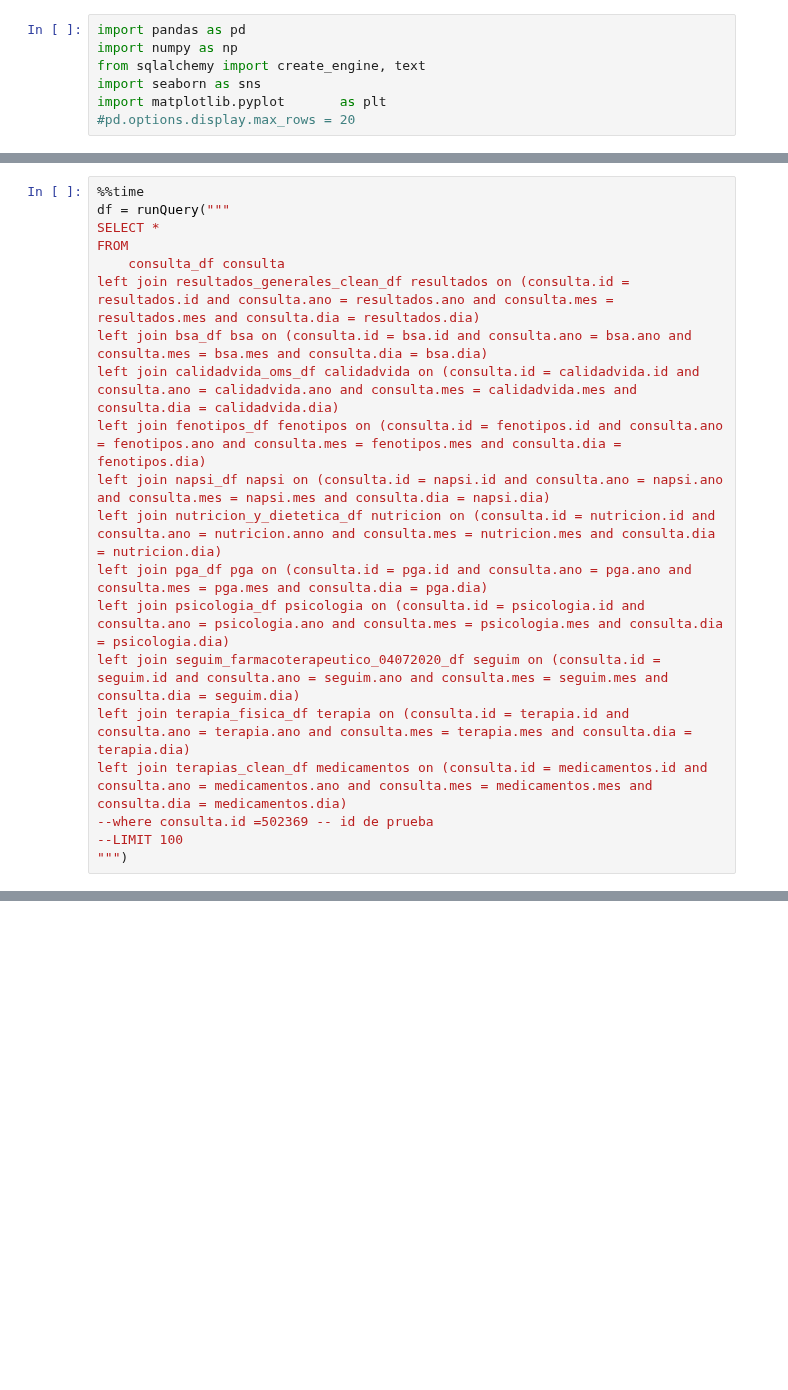
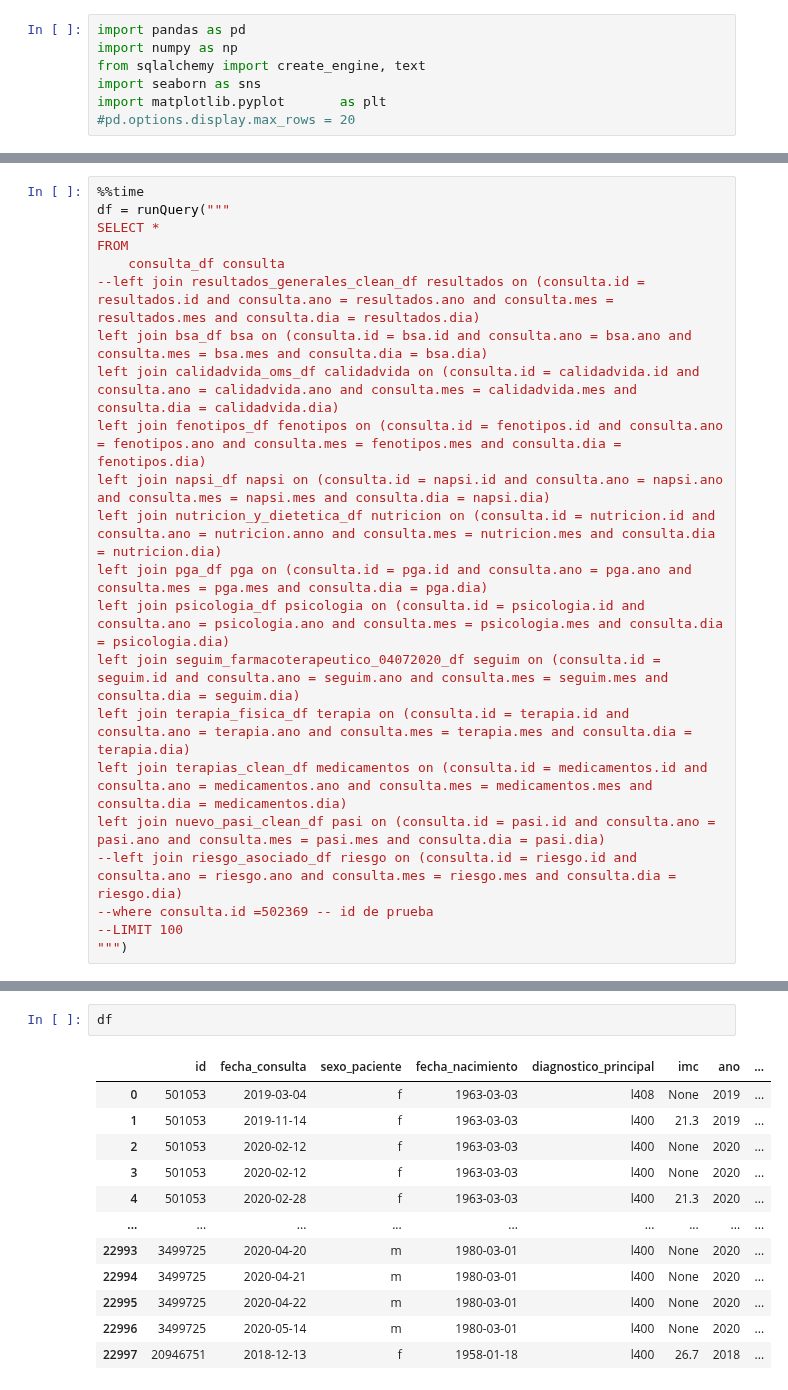
Before and after one commit to mavalderrama/helpharma, a Jupyter notebook: notebooks/saca_sabana.ipynb, the cells around one changed output, grey strips where cells are left out. Saved outputs shown, nothing was run; the diff lists cells and outputs as text; blank space fills up the shorter version.

```diff
--- a/notebooks/saca_sabana.ipynb
+++ b/notebooks/saca_sabana.ipynb
@@ -29,7 +27,7 @@ df = runQuery("""
 SELECT *
 FROM
     consulta_df consulta
-left join resultados_generales_clean_df resultados on (consulta.id = resultados.id and consulta.ano = resultados.ano and consulta.mes = resultados.mes and consulta.dia = resultados.dia)
+--left join resultados_generales_clean_df resultados on (consulta.id = resultados.id and consulta.ano = resultados.ano and consulta.mes = resultados.mes and consulta.dia = resultados.dia)
 left join bsa_df bsa on (consulta.id = bsa.id and consulta.ano = bsa.ano and consulta.mes = bsa.mes and consulta.dia = bsa.dia)
 left join calidadvida_oms_df calidadvida on (consulta.id = calidadvida.id and consulta.ano = calidadvida.ano and consulta.mes = calidadvida.mes and consulta.dia = calidadvida.dia)
 left join fenotipos_df fenotipos on (consulta.id = fenotipos.id and consulta.ano = fenotipos.ano and consulta.mes = fenotipos.mes and consulta.dia = fenotipos.dia)
@@ -40,6 +38,8 @@ left join psicologia_df psicologia on (consulta.id = psicologia.id and consulta.
 left join seguim_farmacoterapeutico_04072020_df seguim on (consulta.id = seguim.id and consulta.ano = seguim.ano and consulta.mes = seguim.mes and consulta.dia = seguim.dia)
 left join terapia_fisica_df terapia on (consulta.id = terapia.id and consulta.ano = terapia.ano and consulta.mes = terapia.mes and consulta.dia = terapia.dia)
 left join terapias_clean_df medicamentos on (consulta.id = medicamentos.id and consulta.ano = medicamentos.ano and consulta.mes = medicamentos.mes and consulta.dia = medicamentos.dia)
+left join nuevo_pasi_clean_df pasi on (consulta.id = pasi.id and consulta.ano = pasi.ano and consulta.mes = pasi.mes and consulta.dia = pasi.dia)
+--left join riesgo_asociado_df riesgo on (consulta.id = riesgo.id and consulta.ano = riesgo.ano and consulta.mes = riesgo.mes and consulta.dia = riesgo.dia)
 --where consulta.id =502369 -- id de prueba
 --LIMIT 100
 """)
@@ -52,0 +53,15 @@ df.shape
+# %%
+df
+# %% [output]
+|  | id | fecha_consulta | sexo_paciente | fecha_nacimiento | diagnostico_principal | imc | ano | ... |
+| 0 | 501053 | 2019-03-04 | f | 1963-03-03 | l408 | None | 2019 | ... |
+| 1 | 501053 | 2019-11-14 | f | 1963-03-03 | l400 | 21.3 | 2019 | ... |
+| 2 | 501053 | 2020-02-12 | f | 1963-03-03 | l400 | None | 2020 | ... |
+| 3 | 501053 | 2020-02-12 | f | 1963-03-03 | l400 | None | 2020 | ... |
+| 4 | 501053 | 2020-02-28 | f | 1963-03-03 | l400 | 21.3 | 2020 | ... |
+| ... | ... | ... | ... | ... | ... | ... | ... | ... |
+| 22993 | 3499725 | 2020-04-20 | m | 1980-03-01 | l400 | None | 2020 | ... |
+| 22994 | 3499725 | 2020-04-21 | m | 1980-03-01 | l400 | None | 2020 | ... |
+| 22995 | 3499725 | 2020-04-22 | m | 1980-03-01 | l400 | None | 2020 | ... |
+| 22996 | 3499725 | 2020-05-14 | m | 1980-03-01 | l400 | None | 2020 | ... |
+| 22997 | 20946751 | 2018-12-13 | f | 1958-01-18 | l400 | 26.7 | 2018 | ... |
```
Also changed, not shown: parts of 5 cells of this notebook, 4 other files.
